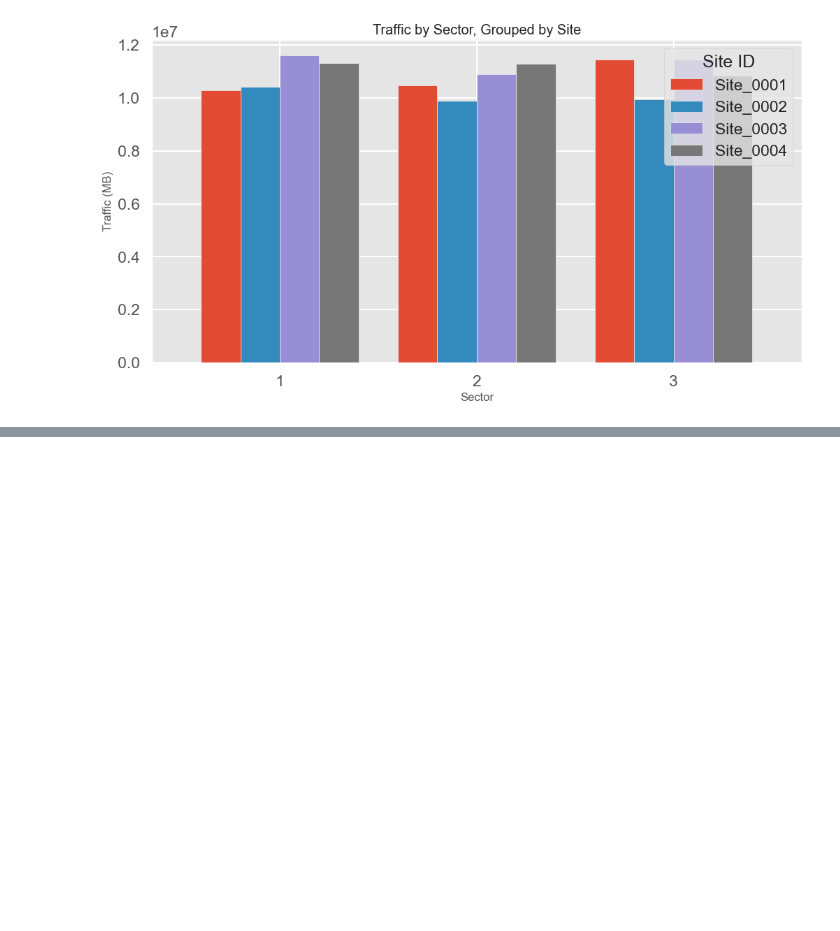
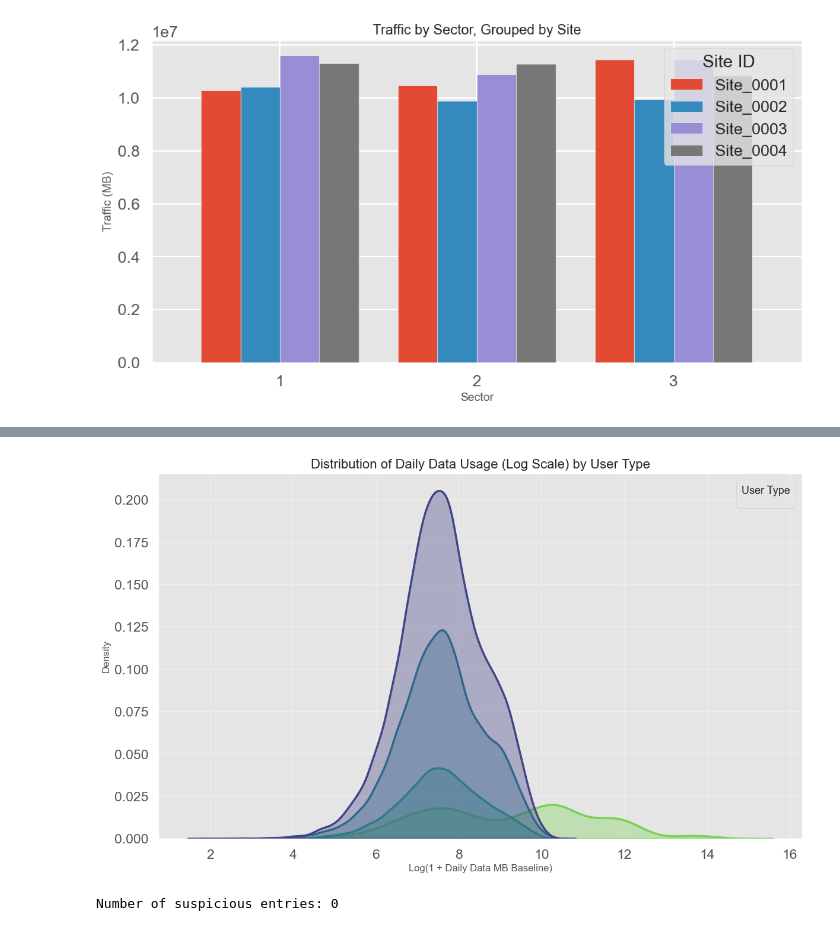
Before and after one commit to omartarek000/Telecom_session_lens, a Jupyter notebook: Telecom_EDA.ipynb, the cells around one changed output, grey strips where cells are left out. Drawn from its saved outputs; the diff is of its cells as text; code cells hidden in the pictures; blank space fills up the shorter version.

```diff
--- a/Telecom_EDA.ipynb
+++ b/Telecom_EDA.ipynb
@@ -139,0 +161,39 @@ plt.show()
+# %%
+
+
+import matplotlib.pyplot as plt
+import numpy as np
+
+
+subscribers_data['log_daily_data_mb_baseline'] = np.log1p(
+    subscribers_data['daily_data_mb_baseline']
+)
+subscribers_data['user_type'] = np.where(
+    subscribers_data['usage_percentile'] >= 90, 'Very Heavy',
+    np.where(subscribers_data['usage_percentile'] >= 80, 'Heavy',
+    np.where(subscribers_data['usage_percentile'] >= 50, 'Average', 'Light'))
+)
+
+plt.figure(figsize=(14, 8))
+
+# Use kdeplot instead of histplot for cleaner overlapping curves
+sns.kdeplot(
+    data=subscribers_data,
+    x='log_daily_data_mb_baseline',
+    hue='user_type',
+    fill=True,           # shade under the curve
+    alpha=0.35,          # transparency so curves don't hide each other
+    bw_adjust=1.0,       # smoothness
+    palette='viridis',   # good color scheme: Light → Dark
+    hue_order=['Light', 'Average', 'Heavy', 'Very Heavy'],
+    linewidth=2.5
+)
+
+plt.title('Distribution of Daily Data Usage (Log Scale) by User Type', fontsize=16)
+plt.xlabel('Log(1 + Daily Data MB Baseline)', fontsize=12)
+plt.ylabel('Density', fontsize=12)
+plt.legend(title='User Type', title_fontsize=13)
+plt.grid(True, alpha=0.3)
+plt.show()
+# %% [output]
+[figure, added]
@@ -139,0 +210,7 @@ plt.show()
+# %%
+# after this suscipsion is confirmed i will need to recalculate the usage percentile and then redo the analysis
+
+subscribers_data['usage_percentile'] = subscribers_data['daily_data_mb_baseline'].rank(method='average', pct=True) * 100
+calculate_suspicious_percentile(subscribers_data)
+# %% [output]
+Number of suspicious entries: 0
```
Also changed, not shown: parts of 7 cells of this notebook.
